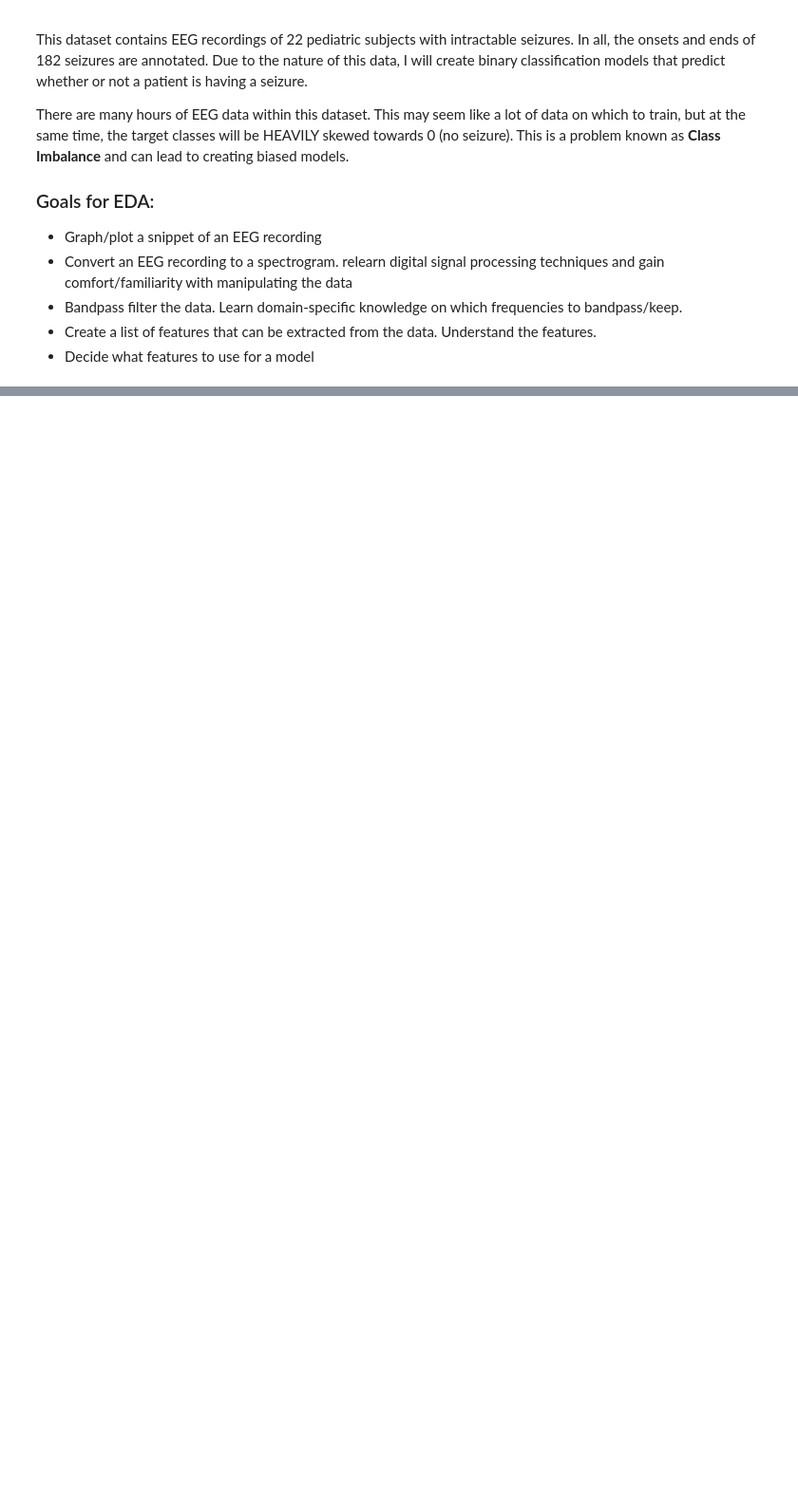
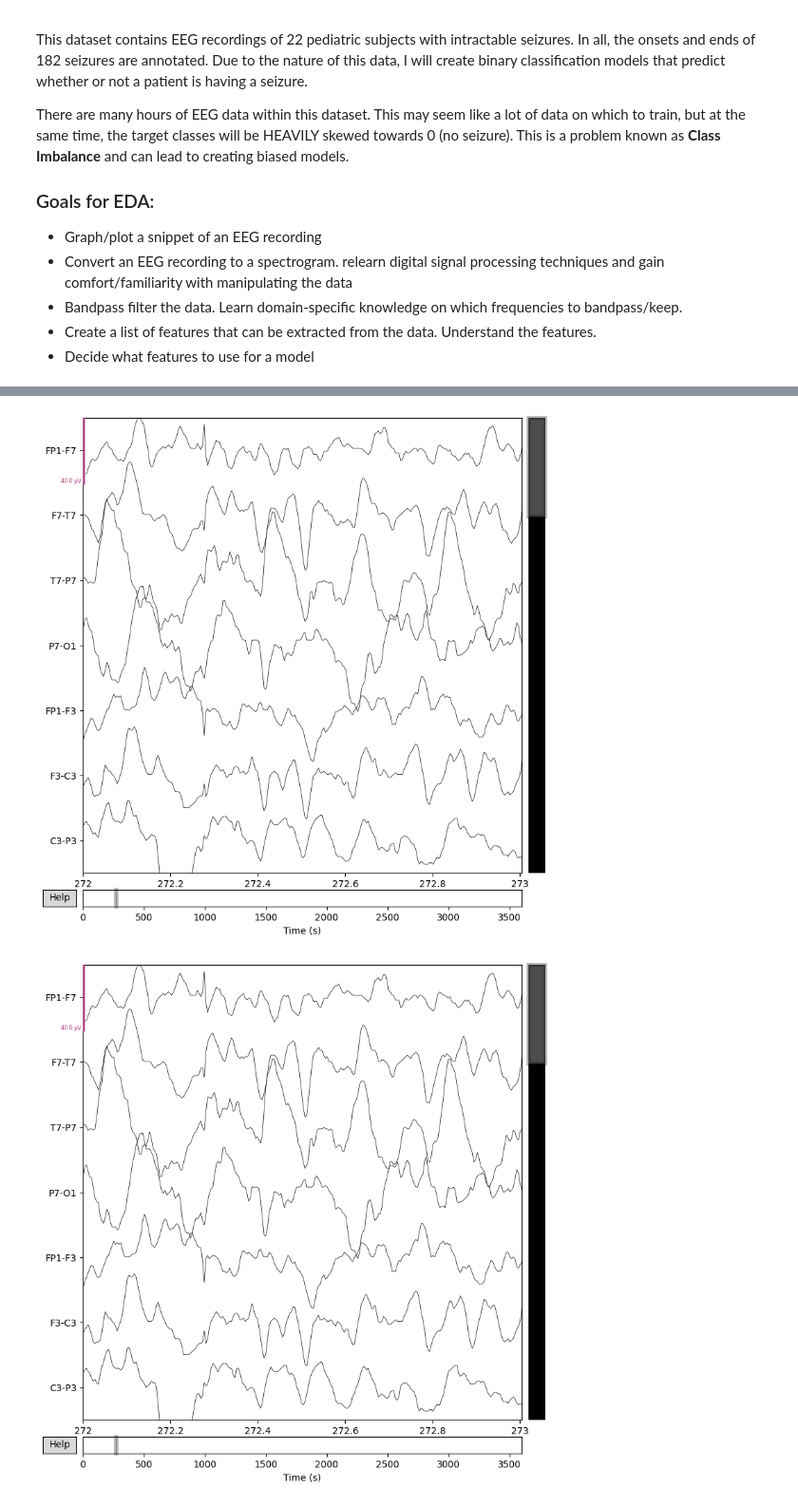
Before and after one commit to anderdc/chb-mit-scalp-eeg, a Jupyter notebook: pipelines/eda.ipynb, the cells around one changed output, grey strips where cells are left out. Shown: that part at 95% size. Drawn from its saved outputs; the diff is of its cells as text; code cells hidden in the pictures; blank space fills up the shorter version.

```diff
--- a/pipelines/eda.ipynb
+++ b/pipelines/eda.ipynb
@@ -76 +105,7 @@ Using matplotlib as 2D backend.
+# %%
+# plot eeg
+raw.plot(start=seizures[0]["start"], duration=1, n_channels=7)        # 1 second of data from a few channels
+# %% [output]
+[figure, added]
+[figure, added]
 # %%
```
Also changed, not shown: parts of 9 cells of this notebook, 8 other files.
